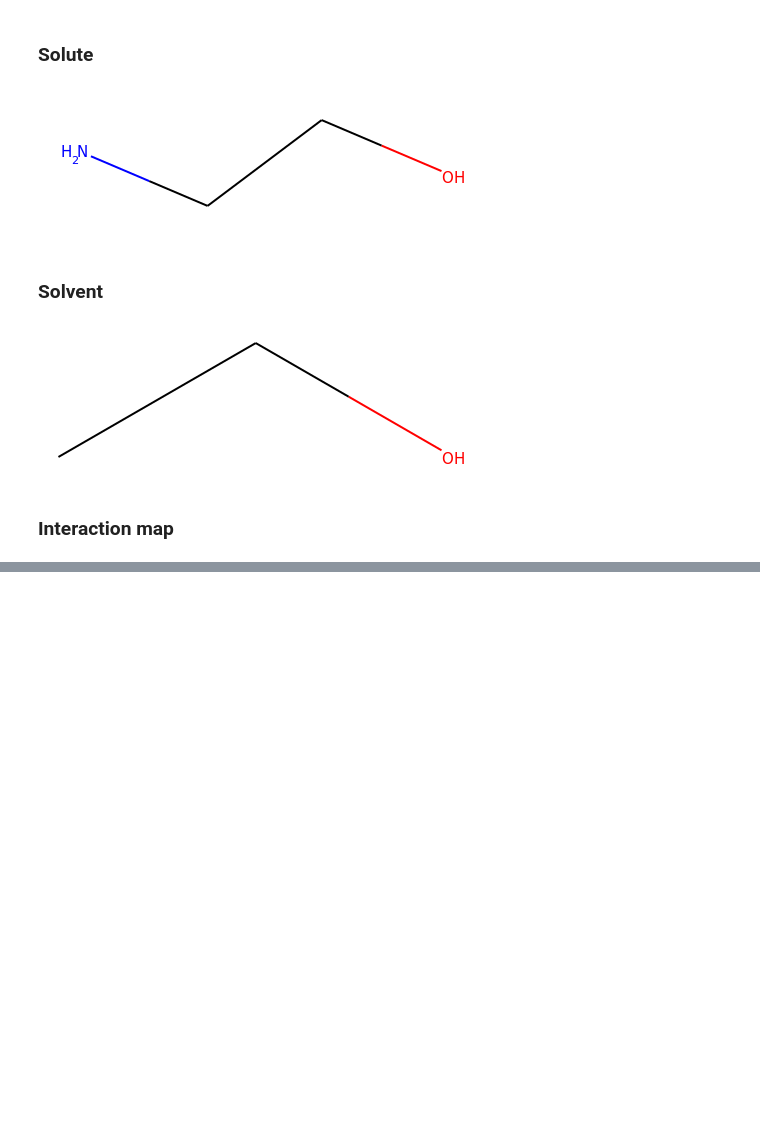
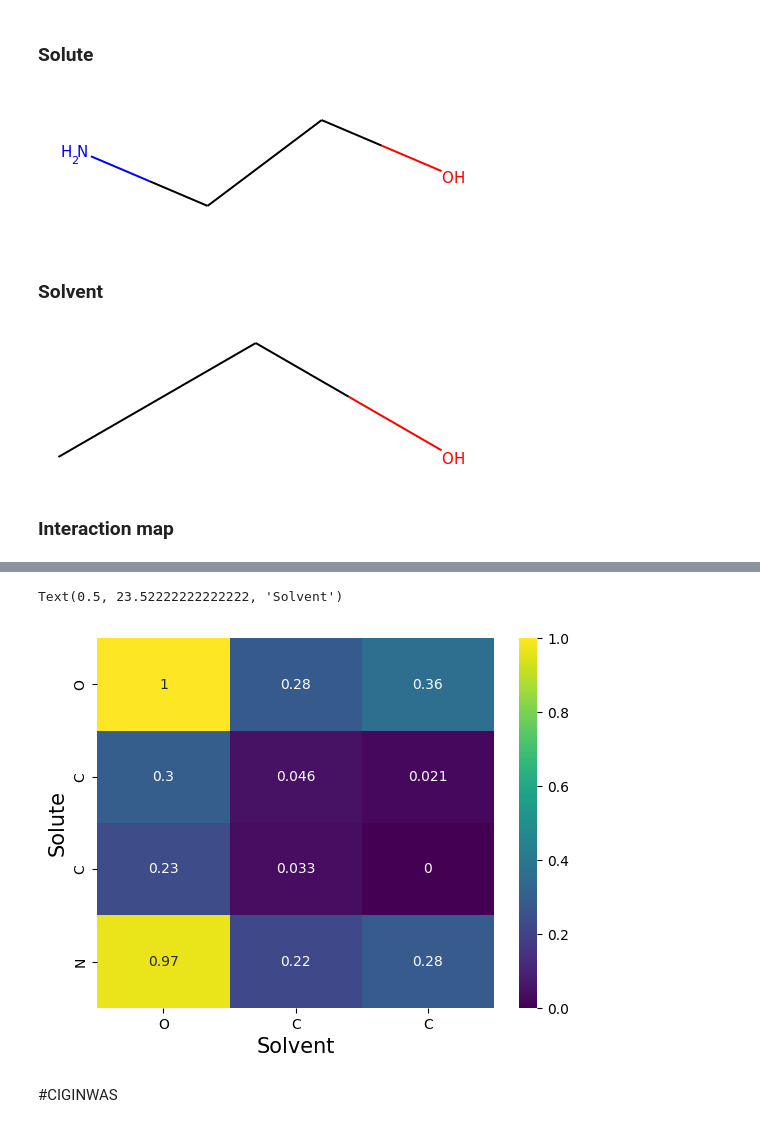
Before and after one commit to adithyamauryakr/CIGIN-DevaLab, a Jupyter notebook: cigin.ipynb, the cells around one changed output, grey strips where cells are left out. Cells and saved outputs as stored; diff of their text form; code cells hidden in the pictures; blank space fills up the shorter version.

```diff
--- a/cigin.ipynb
+++ b/cigin.ipynb
@@ -220,0 +427,5 @@ Text(0.5, 15.0, 'Solvent')
+# %%
+model=CIGINGAP().to(device)
+PATH = '/content/CIGIN-DevaLab/CIGIN_V2/runs/run-cigin_gcn/models/best_model.tar'
+model.load_state_dict(torch.load(PATH, map_location=device))
+model.eval()
@@ -220,0 +505,17 @@ Text(0.5, 15.0, 'Solvent')
+# %%
+# Applying min max normalization across the interaction map
+
+min_value = min(interaction_map.flatten())
+max_value = max(interaction_map.flatten())
+interaction_map = ((interaction_map-min_value)/(max_value-min_value))
+# %%
+interaction_map = interaction_map.to('cpu').numpy()
+# %%
+sns.heatmap(interaction_map,annot=True,xticklabels=['O','C','C'],yticklabels=['O','C','C','N'],cmap='viridis')
+plt.ylabel('Solute',size='15')
+plt.xlabel('Solvent',size='15')
+# %% [output]
+Text(0.5, 23.52222222222222, 'Solvent')
+[figure, added]
+# %% [markdown]
+#CIGINWAS
```
Also changed, not shown: parts of 39 cells of this notebook.
